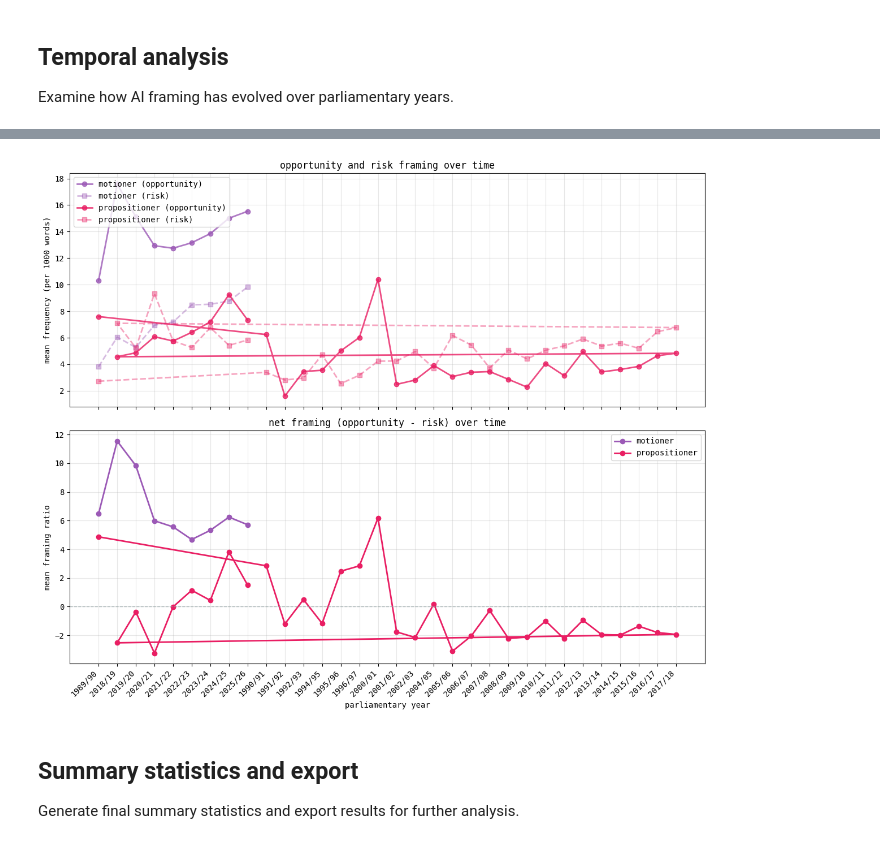
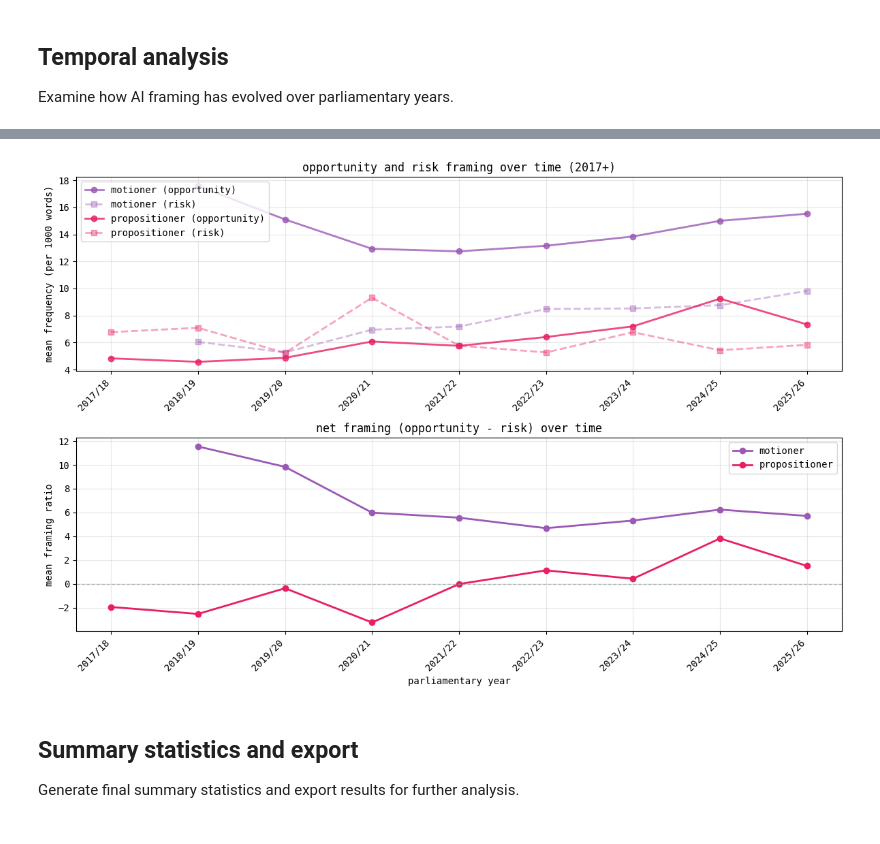
Before and after one commit to simonlindgren/swe-rd-ai, a Jupyter notebook: rq1_framing_executed.ipynb, the cells around one changed output, grey strips where cells are left out. Cells and saved outputs as stored; diff of their text form; code cells hidden in the pictures.

Commit message:
fixed temporal analysis

```diff
--- a/rq1_framing_executed.ipynb
+++ b/rq1_framing_executed.ipynb
@@ -340,5 +340,21 @@ temporal = df.groupby(['year', 'doc_type']).agg({
 # filter years with sufficient documents
 temporal = temporal[temporal['n_docs'] >= 5]
 
-temporal.head(10)
+# create sortable year column (extract first year as integer)
+def year_to_int(year_str):
+    """convert '2018/19' to 2018 for sorting."""
+    try:
+        return int(year_str.split('/')[0])
+    except:
+        return 0
+
+temporal['year_sort'] = temporal['year'].apply(year_to_int)
+temporal = temporal.sort_values('year_sort')
+
+# focus on recent years where both document types have substantial data (2017+)
+temporal_recent = temporal[temporal['year_sort'] >= 2017]
+
+print(f"years with data (n>=5): {temporal['year'].nunique()}")
+print(f"recent years (2017+): {temporal_recent['year'].nunique()}")
+temporal_recent
 # %% [output]
@@ -356,44 +381,53 @@ temporal.head(10)
 # %%
-# visualisation: framing over time
-fig, axes = plt.subplots(2, 1, figsize=(12, 10), sharex=True)
+# visualisation: framing over time (recent years with both doc types)
+fig, axes = plt.subplots(2, 1, figsize=(12, 8))
+
+# get unique years in order for x-axis
+years_order = temporal_recent.sort_values('year_sort')['year'].unique()
 
 # opportunity vs risk trends
 for doc_type, color in [('mot', '#9b59b6'), ('prop', '#e91e63')]:
-    data = temporal[temporal['doc_type'] == doc_type].sort_values('year')
+    data = temporal_recent[temporal_recent['doc_type'] == doc_type].copy()
+    data = data.sort_values('year_sort')
     label = 'motioner' if doc_type == 'mot' else 'propositioner'
 
-    axes[0].plot(data['year'], data['opp_per_1k'],
+    # use year_sort for x position to ensure proper ordering
+    axes[0].plot(data['year_sort'], data['opp_per_1k'],
                 marker='o', linewidth=2, color=color, alpha=0.8,
                 label=f'{label} (opportunity)')
-    axes[0].plot(data['year'], data['risk_per_1k'],
+    axes[0].plot(data['year_sort'], data['risk_per_1k'],
                 marker='s', linewidth=2, color=color, alpha=0.4, linestyle='--',
                 label=f'{label} (risk)')
 
 axes[0].set_ylabel('mean frequency (per 1000 words)')
-axes[0].set_title('opportunity and risk framing over time')
+axes[0].set_title('opportunity and risk framing over time (2017+)')
 axes[0].legend(loc='upper left')
 axes[0].grid(alpha=0.3)
+axes[0].set_xticks([int(y.split('/')[0]) for y in years_order])
+axes[0].set_xticklabels(years_order, rotation=45, ha='right')
 
 # framing ratio trends
 for doc_type, color in [('mot', '#9b59b6'), ('prop', '#e91e63')]:
-    data = temporal[temporal['doc_type'] == doc_type].sort_values('year')
+    data = temporal_recent[temporal_recent['doc_type'] == doc_type].copy()
+    data = data.sort_values('year_sort')
     label = 'motioner' if doc_type == 'mot' else 'propositioner'
 
-    axes[1].plot(data['year'], data['framing_ratio'],
+    axes[1].plot(data['year_sort'], data['framing_ratio'],
                 marker='o', linewidth=2, color=color, label=label)
 
 axes[1].axhline(0, color='#95a5a6', linestyle='--', linewidth=1, alpha=0.7)
 axes[1].set_xlabel('parliamentary year')
 axes[1].set_ylabel('mean framing ratio')
 axes[1].set_title('net framing (opportunity - risk) over time')
 axes[1].legend()
 axes[1].grid(alpha=0.3)
+axes[1].set_xticks([int(y.split('/')[0]) for y in years_order])
+axes[1].set_xticklabels(years_order, rotation=45, ha='right')
 
-plt.xticks(rotation=45, ha='right')
 plt.tight_layout()
 plt.show()
 # %% [output]
-[figure, old version]
+[figure, new version]
 # %% [markdown]
 ## Summary statistics and export
 
```
Also changed, not shown: parts of 1 cell of this notebook, 5 other files.
